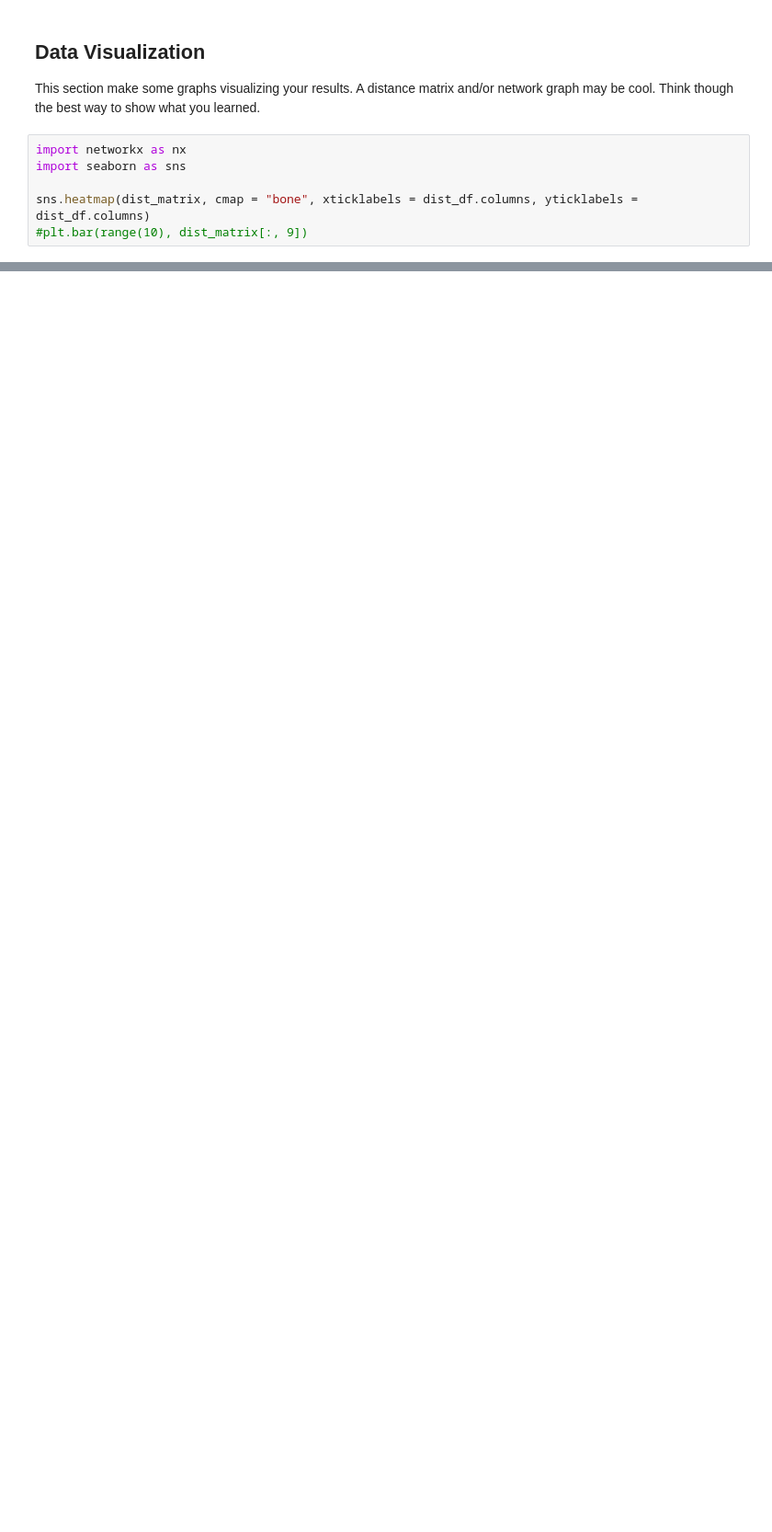
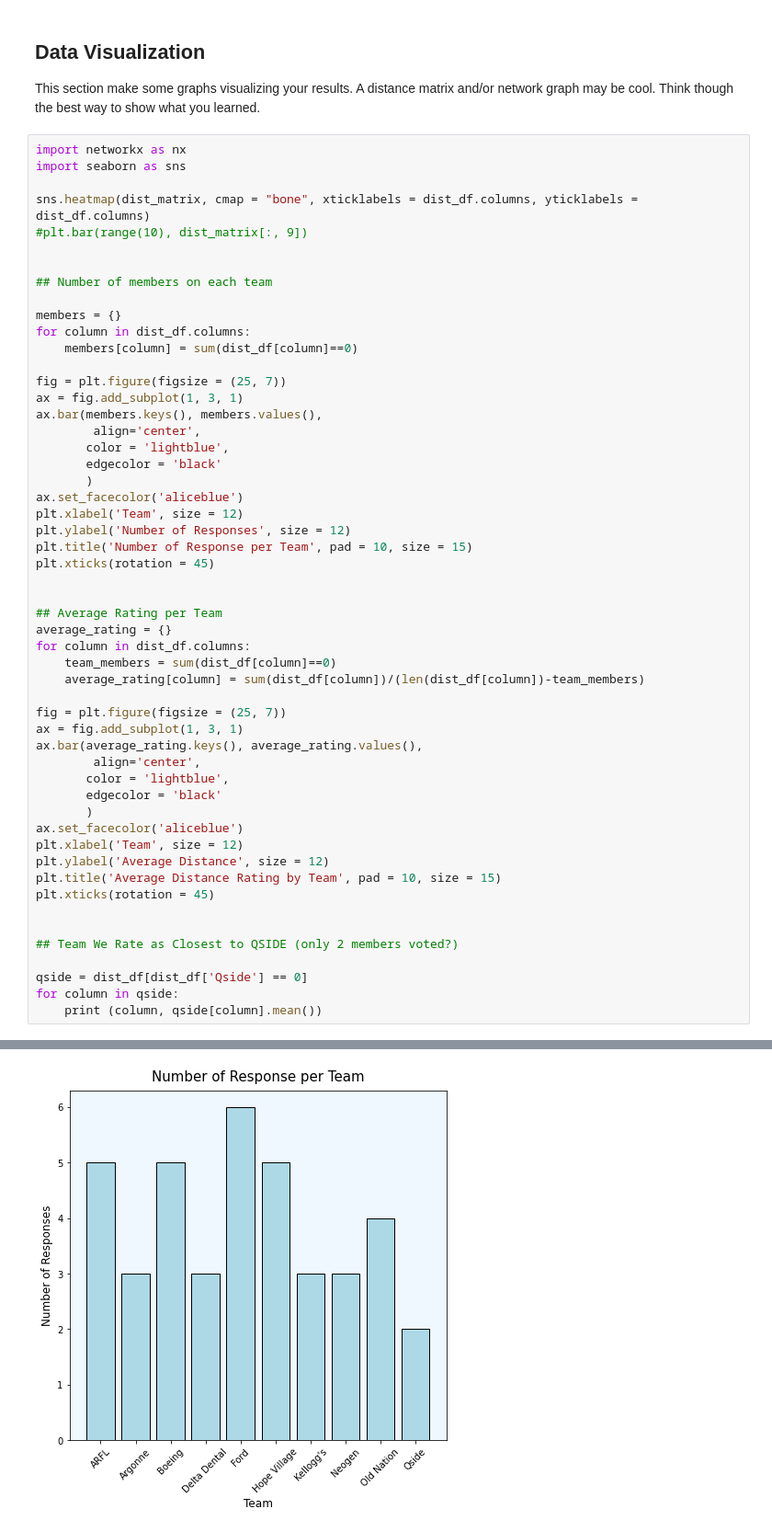
Before and after one commit to colbrydi/CMSE495_2022_Distance_Measures, a Jupyter notebook: QSIDE_Report.ipynb, the cells around one changed output, grey strips where cells are left out. Shown at 92% size. Saved outputs shown, nothing was run; the diff lists cells and outputs as text; blank space fills up the shorter version.

Commit message:
Updated QSIDE_Report

```diff
--- a/QSIDE_Report.ipynb
+++ b/QSIDE_Report.ipynb
@@ -75,4 +81,51 @@ import seaborn as sns
 
 sns.heatmap(dist_matrix, cmap = "bone", xticklabels = dist_df.columns, yticklabels = dist_df.columns)
 #plt.bar(range(10), dist_matrix[:, 9])
+
+
+## Number of members on each team
+
+members = {}
+for column in dist_df.columns:
+    members[column] = sum(dist_df[column]==0)
+
+fig = plt.figure(figsize = (25, 7))
+ax = fig.add_subplot(1, 3, 1)
+ax.bar(members.keys(), members.values(),
+        align='center',
+       color = 'lightblue',
+       edgecolor = 'black'
+       )
+ax.set_facecolor('aliceblue')
+plt.xlabel('Team', size = 12)
+plt.ylabel('Number of Responses', size = 12)
+plt.title('Number of Response per Team', pad = 10, size = 15)
+plt.xticks(rotation = 45)
+
+
+## Average Rating per Team
+average_rating = {}
+for column in dist_df.columns:
+    team_members = sum(dist_df[column]==0)
+    average_rating[column] = sum(dist_df[column])/(len(dist_df[column])-team_members)
+
+fig = plt.figure(figsize = (25, 7))
+ax = fig.add_subplot(1, 3, 1)
+ax.bar(average_rating.keys(), average_rating.values(),
+        align='center',
+       color = 'lightblue',
+       edgecolor = 'black'
+       )
+ax.set_facecolor('aliceblue')
+plt.xlabel('Team', size = 12)
+plt.ylabel('Average Distance', size = 12)
+plt.title('Average Distance Rating by Team', pad = 10, size = 15)
+plt.xticks(rotation = 45)
+
+
+## Team We Rate as Closest to QSIDE (only 2 members voted?)
+
+qside = dist_df[dist_df['Qside'] == 0]
+for column in qside:
+    print (column, qside[column].mean())
 # %% [output]
@@ -80 +142,2 @@ sns.heatmap(dist_matrix, cmap = "bone", xticklabels = dist_df.columns, yticklabe
 [figure]
+[figure, added]
```
Also changed, not shown: parts of 5 cells of this notebook.
